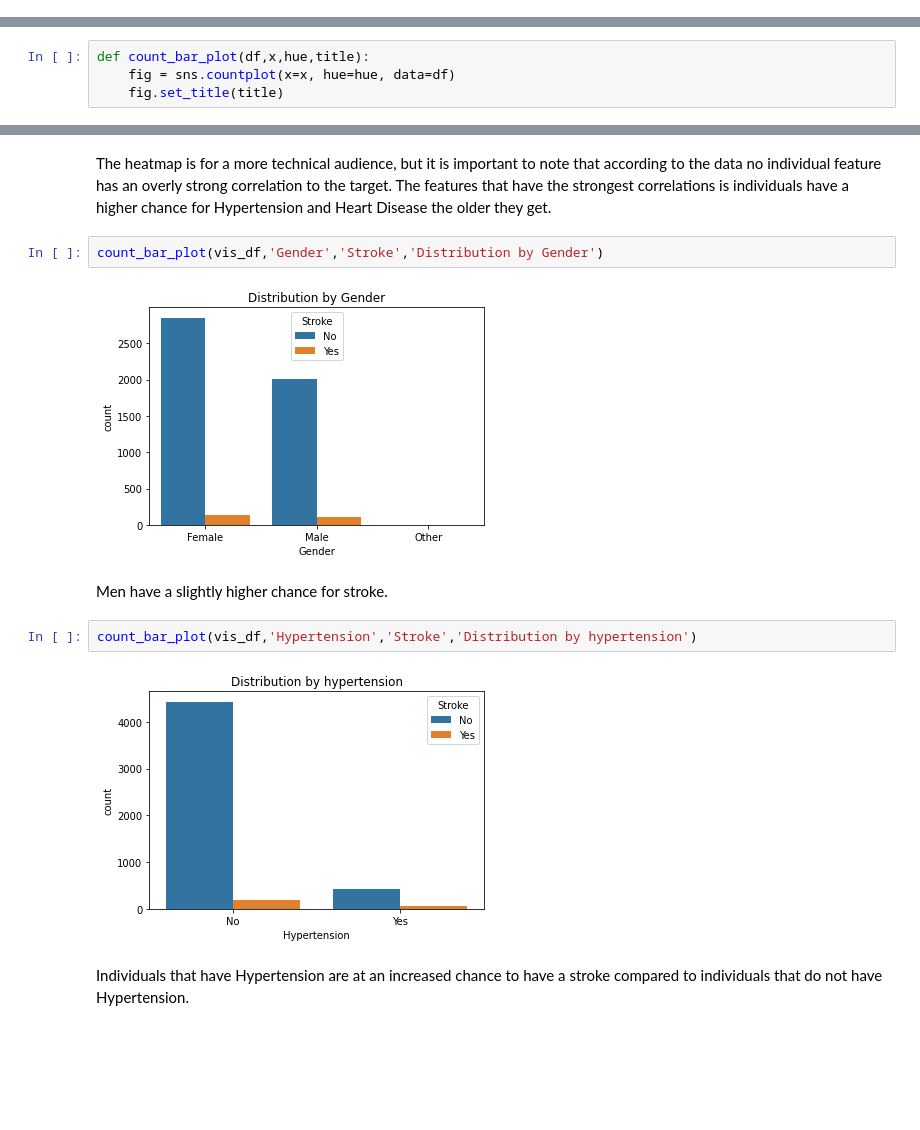
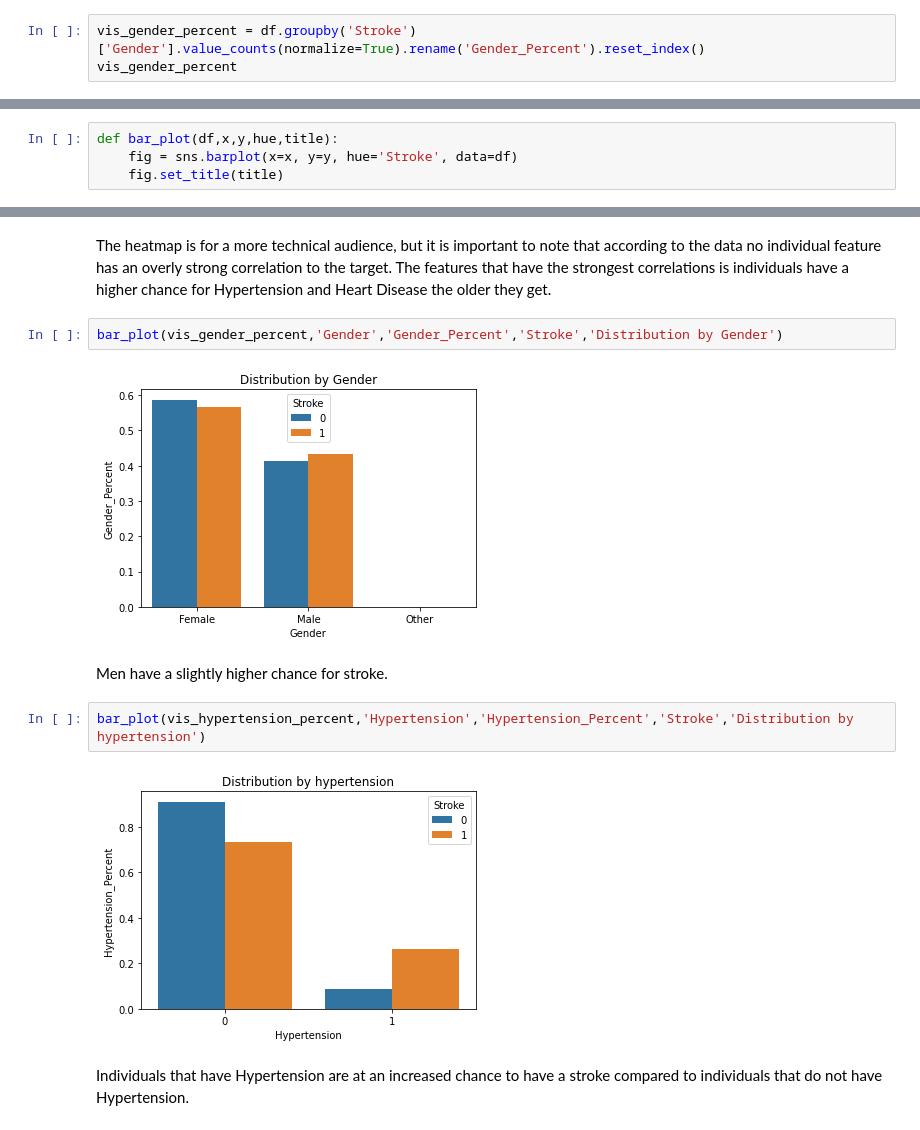
Before and after one commit to Pharmasith/Data-Science-Project-2, a Jupyter notebook: Project_2_Part_3.ipynb, the cells around one changed output, grey strips where cells are left out. Saved outputs shown, nothing was run; the diff lists cells and outputs as text; blank space fills up the shorter version.

```diff
--- a/Project_2_Part_3.ipynb
+++ b/Project_2_Part_3.ipynb
@@ -462,0 +472,3 @@ vis_df.sort_values('age group', inplace = True)
+# %%
+vis_gender_percent = df.groupby('Stroke')['Gender'].value_counts(normalize=True).rename('Gender_Percent').reset_index()
+vis_gender_percent
@@ -463,6 +500,6 @@ vis_df.sort_values('age group', inplace = True)
 # %%
-def count_bar_plot(df,x,hue,title):
-    fig = sns.countplot(x=x, hue=hue, data=df)
+def bar_plot(df,x,y,hue,title):
+    fig = sns.barplot(x=x, y=y, hue='Stroke', data=df)
     fig.set_title(title)
 # %%
 def horizontal_bar_chart(df,x,y,color,title):
@@ -527,15 +582,15 @@ sns.heatmap(df.corr(),
 # %% [markdown]
 The heatmap is for a more technical audience, but it is important to note that according to the data no individual feature has an overly strong correlation to the target. The features that have the strongest correlations is individuals have a higher chance for Hypertension and Heart Disease the older they get.
 # %%
-count_bar_plot(vis_df,'Gender','Stroke','Distribution by Gender')
+bar_plot(vis_gender_percent,'Gender','Gender_Percent','Stroke','Distribution by Gender')
 # %% [output]
-[figure, old version]
+[figure, new version]
 # %% [markdown]
 Men have a slightly higher chance for stroke.
 # %%
-count_bar_plot(vis_df,'Hypertension','Stroke','Distribution by hypertension')
+bar_plot(vis_hypertension_percent,'Hypertension','Hypertension_Percent','Stroke','Distribution by hypertension')
 # %% [output]
-[figure, old version]
+[figure, new version]
 # %% [markdown]
 Individuals that have Hypertension are at an increased chance to have a stroke compared to individuals that do not have Hypertension.
 # %%
```
Also changed, not shown: parts of 21 cells of this notebook.
